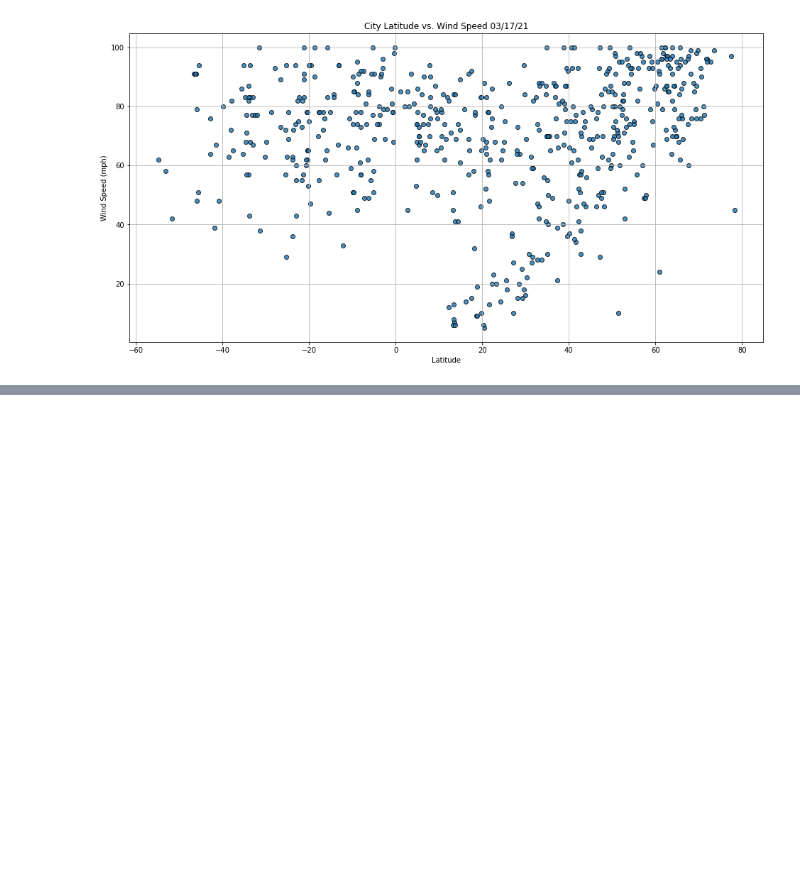
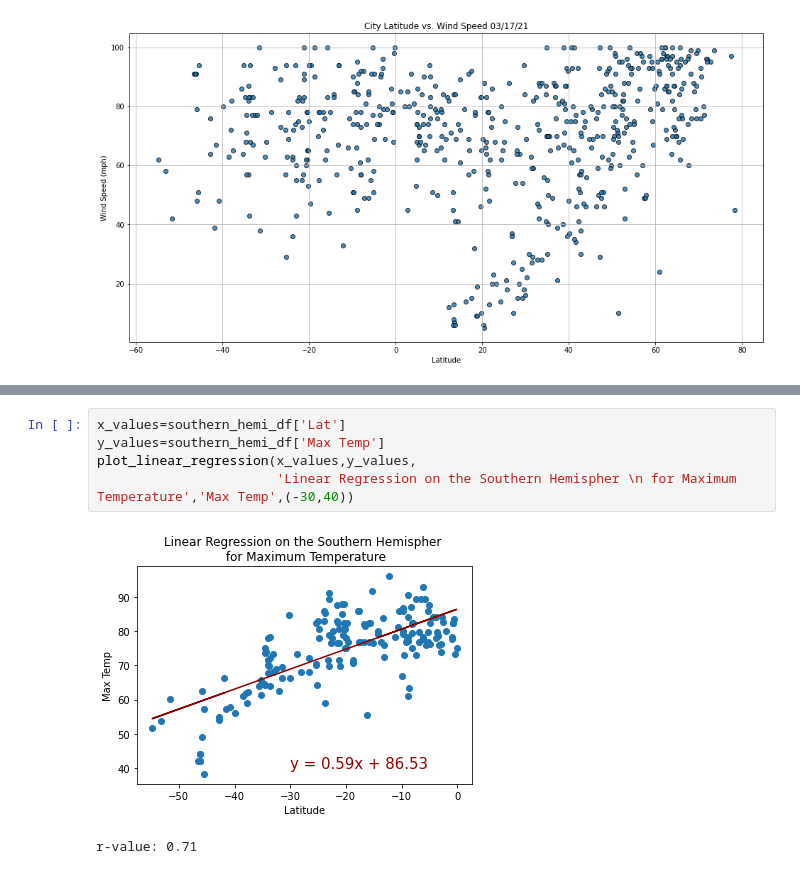
Before and after one commit to Khawlasidaoui/World_Weather_Analysis, a Jupyter notebook: WeatherPy.ipynb, the cells around one changed output, grey strips where cells are left out. Saved outputs shown, nothing was run; the diff lists cells and outputs as text; blank space fills up the shorter version.

```diff
--- a/WeatherPy.ipynb
+++ b/WeatherPy.ipynb
@@ -352,0 +396,8 @@ plt.show()
+# %%
+x_values=southern_hemi_df['Lat']
+y_values=southern_hemi_df['Max Temp']
+plot_linear_regression(x_values,y_values,
+                       'Linear Regression on the Southern Hemispher \n for Maximum Temperature','Max Temp',(-30,40))
+# %% [output]
+[figure, added]
+r-value: 0.71
```
Also changed, not shown: parts of 15 cells of this notebook, 1 other file.
